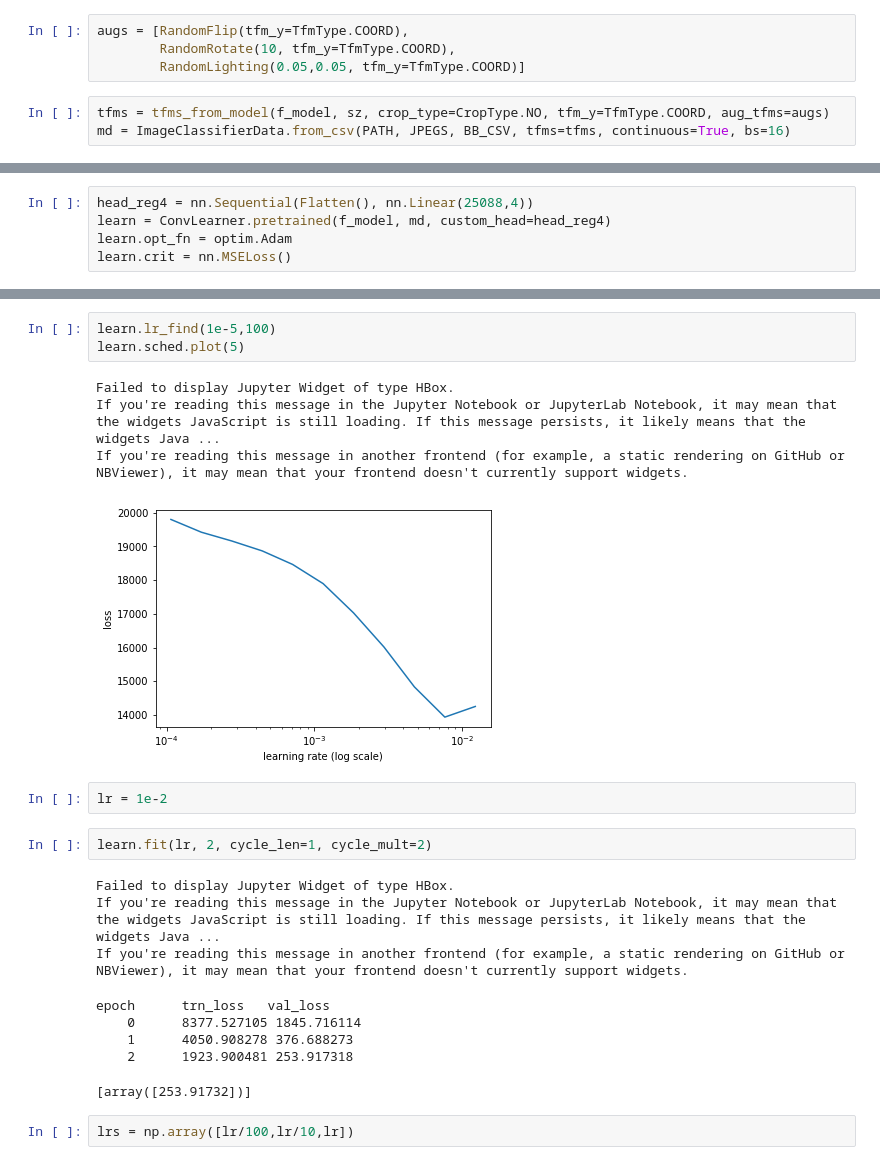
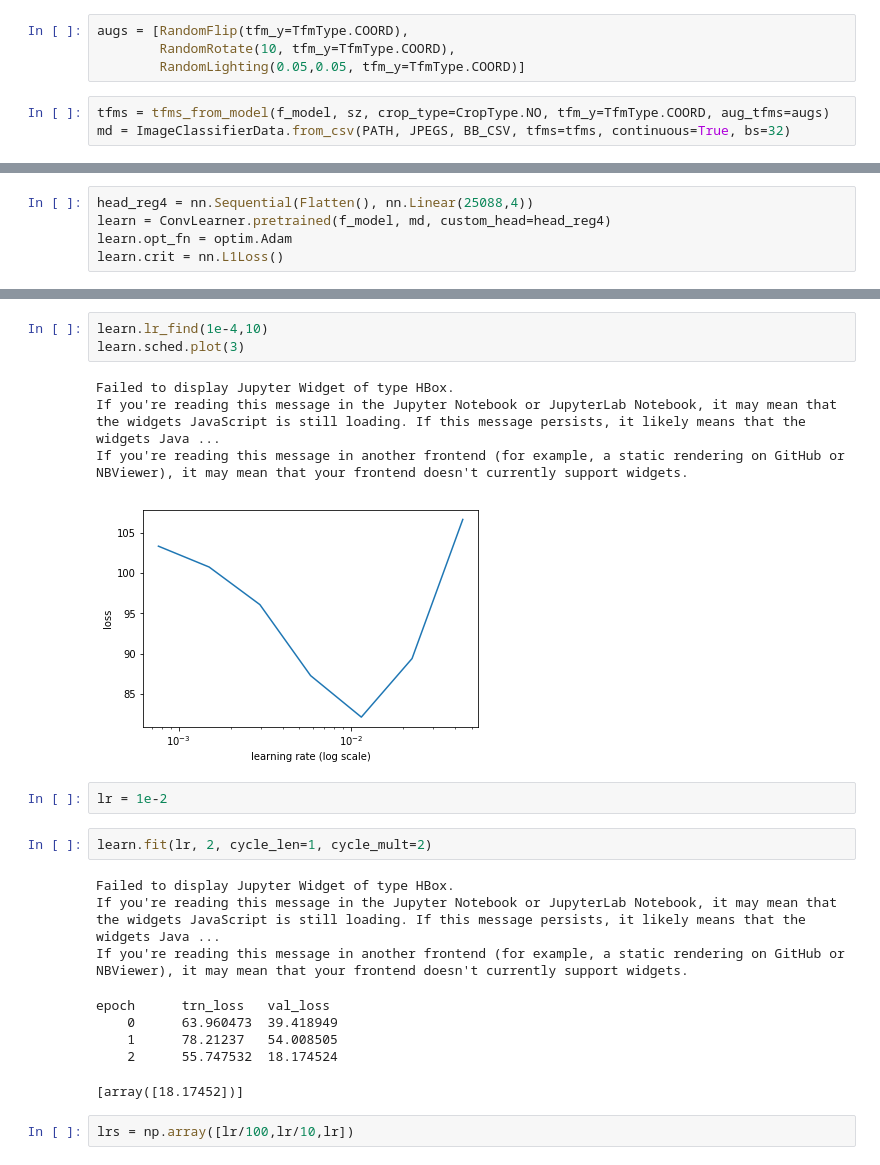
Before and after one commit to nickrobinson/whale-categorization-playground, a Jupyter notebook: Whale Tail Bounding Boxes.ipynb, the cells around one changed output, grey strips where cells are left out. Drawn from its saved outputs; the diff is of its cells as text.

```diff
--- a/Whale Tail Bounding Boxes.ipynb
+++ b/Whale Tail Bounding Boxes.ipynb
@@ -129,7 +129,7 @@ augs = [RandomFlip(tfm_y=TfmType.COORD),
         RandomLighting(0.05,0.05, tfm_y=TfmType.COORD)]
 # %%
 tfms = tfms_from_model(f_model, sz, crop_type=CropType.NO, tfm_y=TfmType.COORD, aug_tfms=augs)
-md = ImageClassifierData.from_csv(PATH, JPEGS, BB_CSV, tfms=tfms, continuous=True, bs=16)
+md = ImageClassifierData.from_csv(PATH, JPEGS, BB_CSV, tfms=tfms, continuous=True, bs=32)
 # %%
 idx=3
 fig,axes = plt.subplots(3,3, figsize=(9,9))
@@ -155,7 +155,7 @@ for i,ax in enumerate(axes.flat):
 head_reg4 = nn.Sequential(Flatten(), nn.Linear(25088,4))
 learn = ConvLearner.pretrained(f_model, md, custom_head=head_reg4)
 learn.opt_fn = optim.Adam
-learn.crit = nn.MSELoss()
+learn.crit = nn.L1Loss()
 # %%
 learn.summary()
 # %% [output]
@@ -177,13 +177,13 @@ OrderedDict([('Conv2d-1',
                            ('trainable', True),
                            ('nb_params', 100356)]))])
 # %%
-learn.lr_find(1e-5,100)
-learn.sched.plot(5)
+learn.lr_find(1e-4,10)
+learn.sched.plot(3)
 # %% [output]
 Failed to display Jupyter Widget of type HBox.
 If you're reading this message in the Jupyter Notebook or JupyterLab Notebook, it may mean that the widgets JavaScript is still loading. If this message persists, it likely means that the widgets Java ...
 If you're reading this message in another frontend (for example, a static rendering on GitHub or NBViewer), it may mean that your frontend doesn't currently support widgets.
-[figure, old version]
+[figure, new version]
 # %%
 lr = 1e-2
 # %%
@@ -193,10 +193,10 @@ Failed to display Jupyter Widget of type HBox.
 If you're reading this message in the Jupyter Notebook or JupyterLab Notebook, it may mean that the widgets JavaScript is still loading. If this message persists, it likely means that the widgets Java ...
 If you're reading this message in another frontend (for example, a static rendering on GitHub or NBViewer), it may mean that your frontend doesn't currently support widgets.
 epoch      trn_loss   val_loss
-    0      8377.527105 1845.716114
-    1      4050.908278 376.688273
-    2      1923.900481 253.917318
+    0      63.960473  39.418949
+    1      78.21237   54.008505
+    2      55.747532  18.174524
-[array([253.91732])]
+[array([18.17452])]
 # %%
 lrs = np.array([lr/100,lr/10,lr])
 # %%
```
Also changed, not shown: parts of 8 cells of this notebook.
